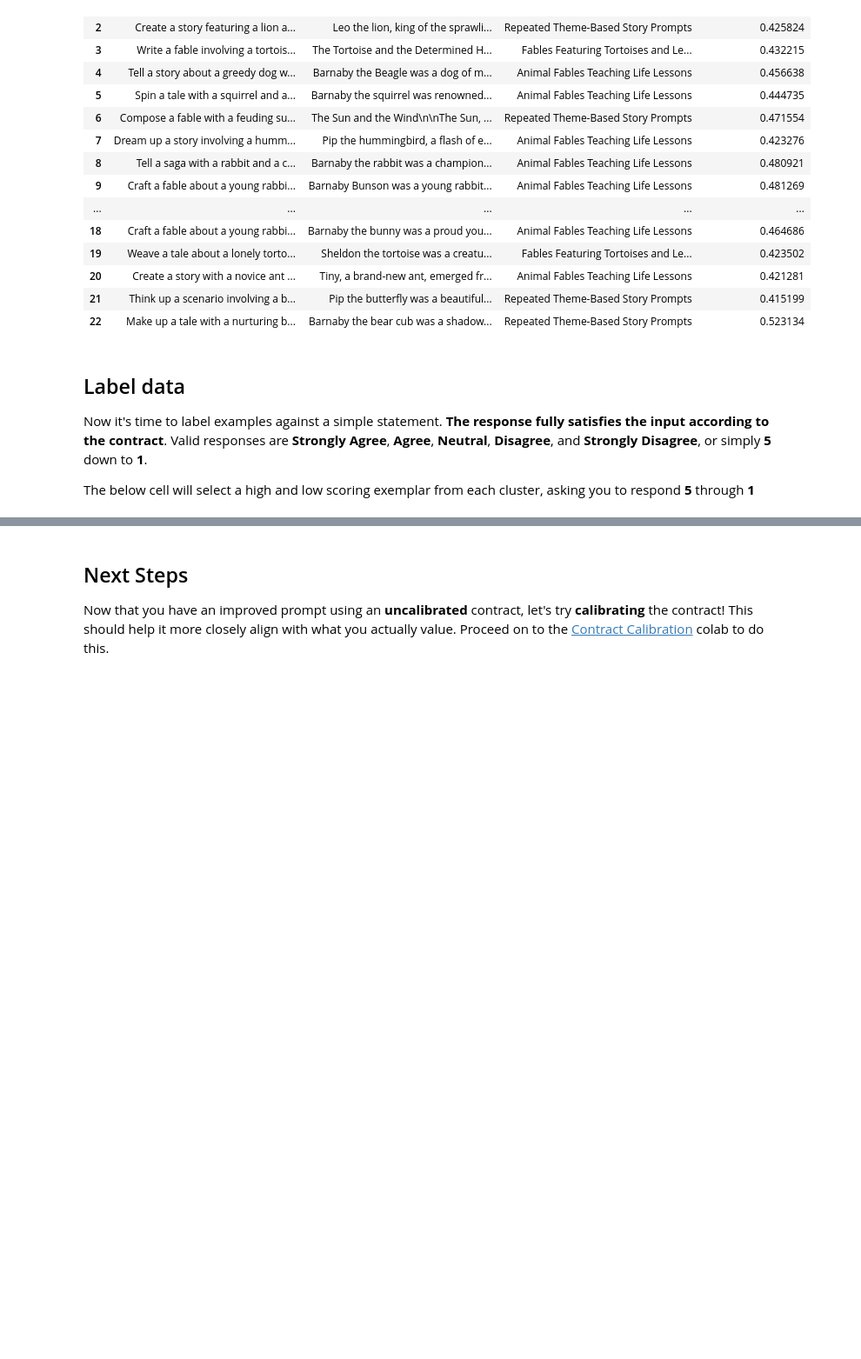
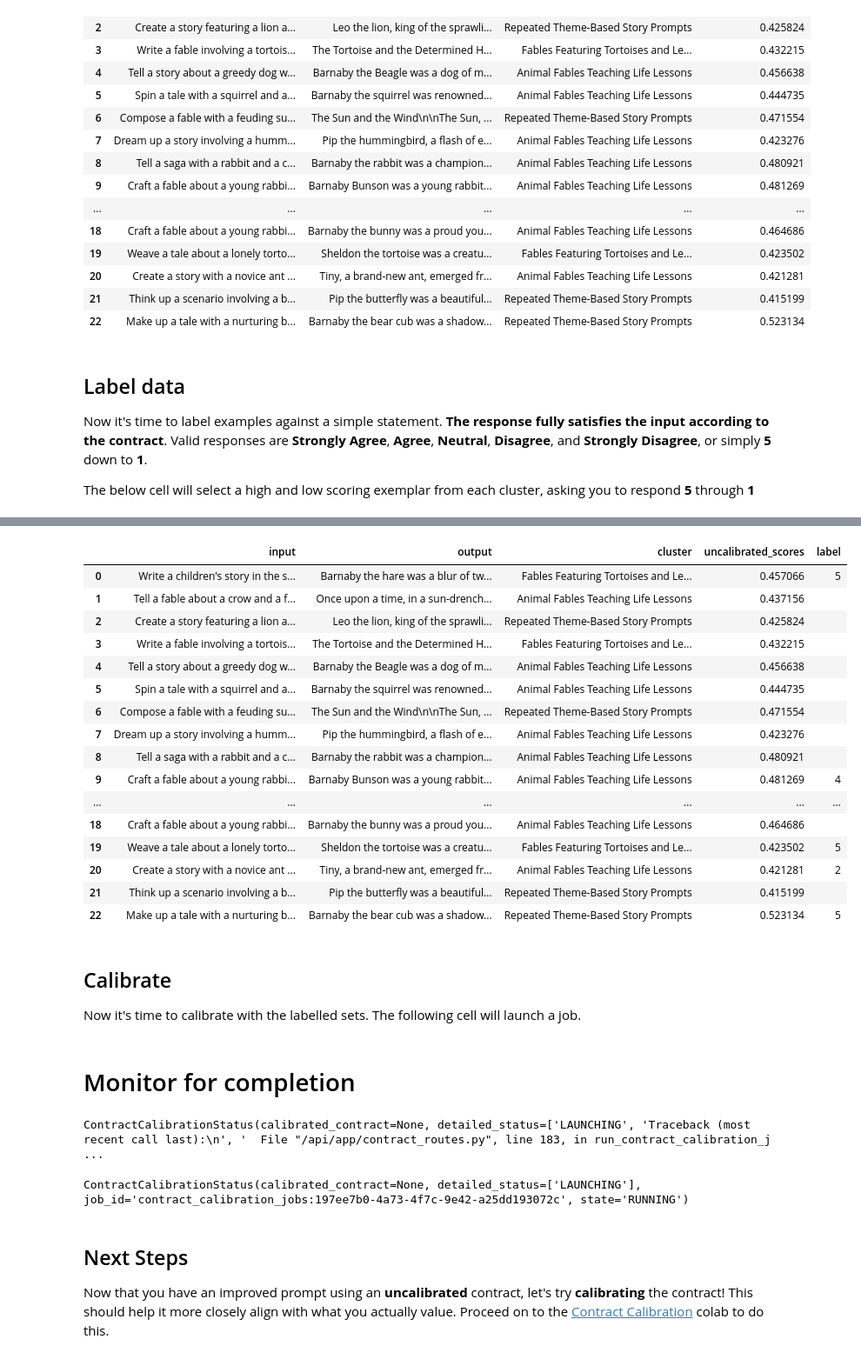
Before and after one commit to withpi/cookbook-withpi, a Jupyter notebook: colabs/Contract_Calibration.ipynb, the cells around one changed output, grey strips where cells are left out. Shown at 87% size. Cells and saved outputs as stored; diff of their text form; code cells hidden in the pictures; blank space fills up the shorter version.

```diff
--- a/colabs/Contract_Calibration.ipynb
+++ b/colabs/Contract_Calibration.ipynb
@@ -148,3 +148,27 @@ df
 Now it's time to label examples against a simple statement.  **The response fully satisfies the input according to the contract**.  Valid responses are **Strongly Agree**, **Agree**, **Neutral**, **Disagree**, and **Strongly Disagree**, or simply **5** down to **1**.
 
 The below cell will select a high and low scoring exemplar from each cluster, asking you to respond **5** through **1**
+# %%
+df["label"]= ['']*len(df)
+
+def get_label(row):
+  display("Input Prompt:")
+  display(row.loc["input"])
+  display("Output Response:")
+  display(row.loc["output"])
+  while True:
+    resp = input("Your rating from 1 to 5: ")
+    try:
+      if int(resp) not in [1,2,3,4,5]:
+        raise ValueError("Invalid")
+    except:
+      display("Invalid input. Try again")
+      continue
+    break
+  df.loc[row.name,'label'] = resp
+
+clusters = [x for _, x in df.groupby(df["cluster"])]
+for cluster in clusters:
+  sorted = cluster.sort_values(by=['uncalibrated_scores'])
+  get_label(sorted.iloc[0])
+  get_label(sorted.iloc[-1])
@@ -150,0 +189,24 @@ The below cell will select a high and low scoring exemplar from each cluster, as
+# %%
+df
+# %% [output]
+|  | input | output | cluster | uncalibrated_scores | label |
+| 0 | Write a children's story in the s... | Barnaby the hare was a blur of tw... | Fables Featuring Tortoises and Le... | 0.457066 | 5 |
+| 1 | Tell a fable about a crow and a f... | Once upon a time, in a sun-drench... | Animal Fables Teaching Life Lessons | 0.437156 |  |
+| 2 | Create a story featuring a lion a... | Leo the lion, king of the sprawli... | Repeated Theme-Based Story Prompts | 0.425824 |  |
+| 3 | Write a fable involving a tortois... | The Tortoise and the Determined H... | Fables Featuring Tortoises and Le... | 0.432215 |  |
+| 4 | Tell a story about a greedy dog w... | Barnaby the Beagle was a dog of m... | Animal Fables Teaching Life Lessons | 0.456638 |  |
+| 5 | Spin a tale with a squirrel and a... | Barnaby the squirrel was renowned... | Animal Fables Teaching Life Lessons | 0.444735 |  |
+| 6 | Compose a fable with a feuding su... | The Sun and the Wind\n\nThe Sun, ... | Repeated Theme-Based Story Prompts | 0.471554 |  |
+| 7 | Dream up a story involving a humm... | Pip the hummingbird, a flash of e... | Animal Fables Teaching Life Lessons | 0.423276 |  |
+| 8 | Tell a saga with a rabbit and a c... | Barnaby the rabbit was a champion... | Animal Fables Teaching Life Lessons | 0.480921 |  |
+| 9 | Craft a fable about a young rabbi... | Barnaby Bunson was a young rabbit... | Animal Fables Teaching Life Lessons | 0.481269 | 4 |
+| ... | ... | ... | ... | ... | ... |
+| 18 | Craft a fable about a young rabbi... | Barnaby the bunny was a proud you... | Animal Fables Teaching Life Lessons | 0.464686 |  |
+| 19 | Weave a tale about a lonely torto... | Sheldon the tortoise was a creatu... | Fables Featuring Tortoises and Le... | 0.423502 | 5 |
+| 20 | Create a story with a novice ant ... | Tiny, a brand-new ant, emerged fr... | Animal Fables Teaching Life Lessons | 0.421281 | 2 |
+| 21 | Think up a scenario involving a b... | Pip the butterfly was a beautiful... | Repeated Theme-Based Story Prompts | 0.415199 |  |
+| 22 | Make up a tale with a nurturing b... | Barnaby the bear cub was a shadow... | Repeated Theme-Based Story Prompts | 0.523134 | 5 |
+# %% [markdown]
+## Calibrate
+
+Now it's time to calibrate with the labelled sets.  The following cell will launch a job.
@@ -151,3 +232,25 @@ The below cell will select a high and low scoring exemplar from each cluster, as
+# %% [markdown]
+# Monitor for completion
+# %%
+import json
+
+while True:
+  calibrated_response = client.contracts.calibrate.retrieve(job_id=contract_calibration_status.job_id)
+  if (calibrated_response.state != 'QUEUED') and (calibrated_response.state != 'RUNNING'):
+    break
+
+  with client.contracts.calibrate.with_streaming_response.stream_messages(
+      job_id=contract_calibration_status.job_id, timeout=None) as response:
+    for line in response.iter_lines():
+          print(line)
+
+display(calibrated_response)
+# %% [output]
+ContractCalibrationStatus(calibrated_contract=None, detailed_status=['LAUNCHING', 'Traceback (most recent call last):\n', '  File "/api/app/contract_routes.py", line 183, in run_contract_calibration_j ...
+# %%
+print(contract_calibration_status)
+# %% [output]
+ContractCalibrationStatus(calibrated_contract=None, detailed_status=['LAUNCHING'], job_id='contract_calibration_jobs:197ee7b0-4a73-4f7c-9e42-a25dd193072c', state='RUNNING')
 # %%
 from pathlib import Path
 from google.colab import files
```
Also changed, not shown: parts of 2 cells of this notebook.
